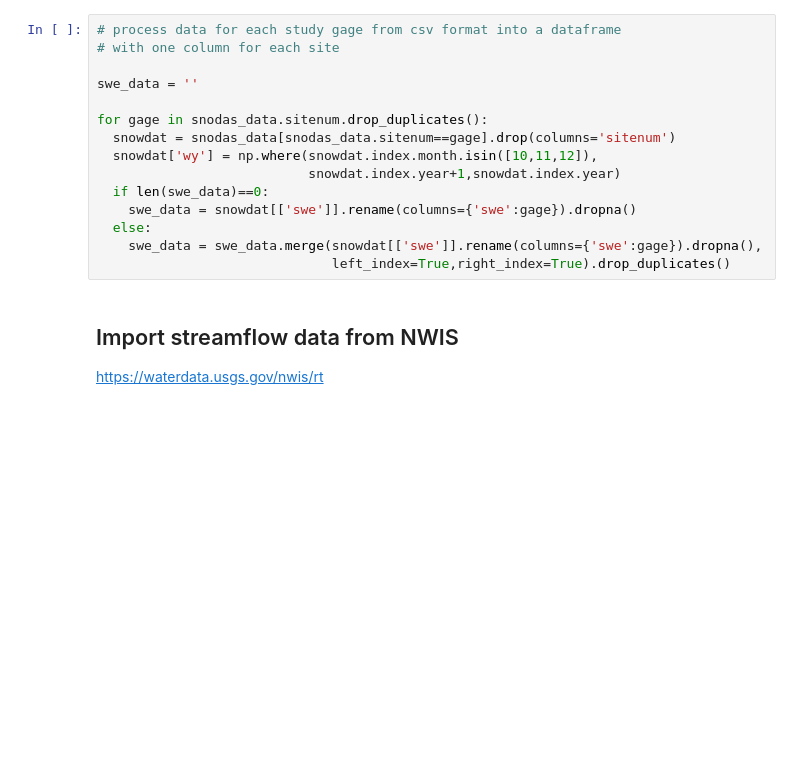
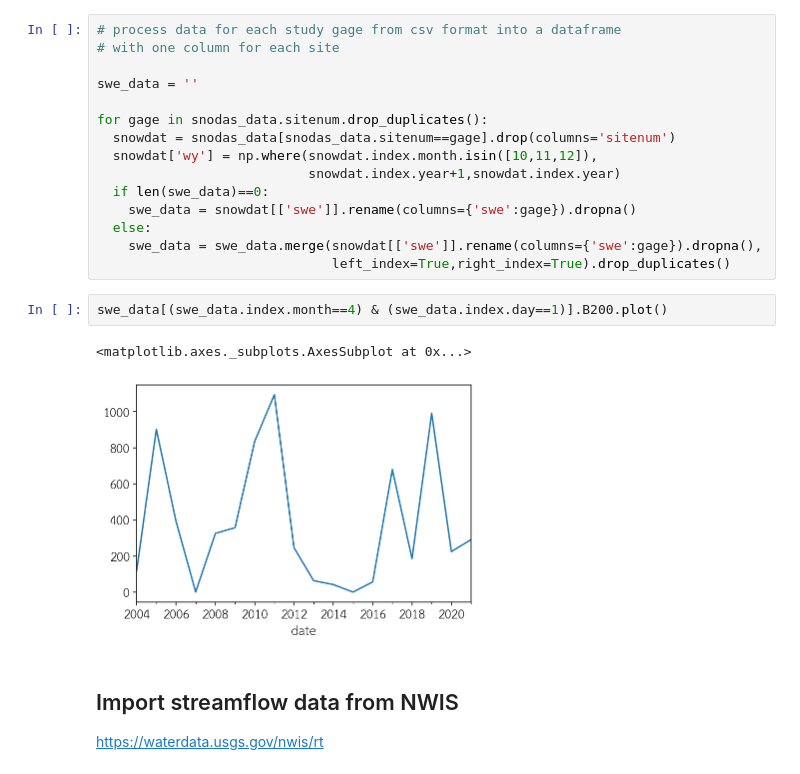
Before and after one commit to lapidesd/CA_missing_freshet, a Jupyter notebook: Colab_notebooks/April_1_SWE_vs_streamflow.ipynb, the cells around one changed output. Drawn from its saved outputs; the diff is of its cells as text; blank space fills up the shorter version.

```diff
--- a/Colab_notebooks/April_1_SWE_vs_streamflow.ipynb
+++ b/Colab_notebooks/April_1_SWE_vs_streamflow.ipynb
@@ -127,6 +156,11 @@ for gage in snodas_data.sitenum.drop_duplicates():
   else:
     swe_data = swe_data.merge(snowdat[['swe']].rename(columns={'swe':gage}).dropna(),
                               left_index=True,right_index=True).drop_duplicates()
+# %%
+swe_data[(swe_data.index.month==4) & (swe_data.index.day==1)].B200.plot()
+# %% [output]
+<matplotlib.axes._subplots.AxesSubplot at 0x...>
+[figure, added]
 # %% [markdown]
 ## Import streamflow data from NWIS
 https://waterdata.usgs.gov/nwis/rt
```
Also changed, not shown: parts of 11 cells of this notebook.
